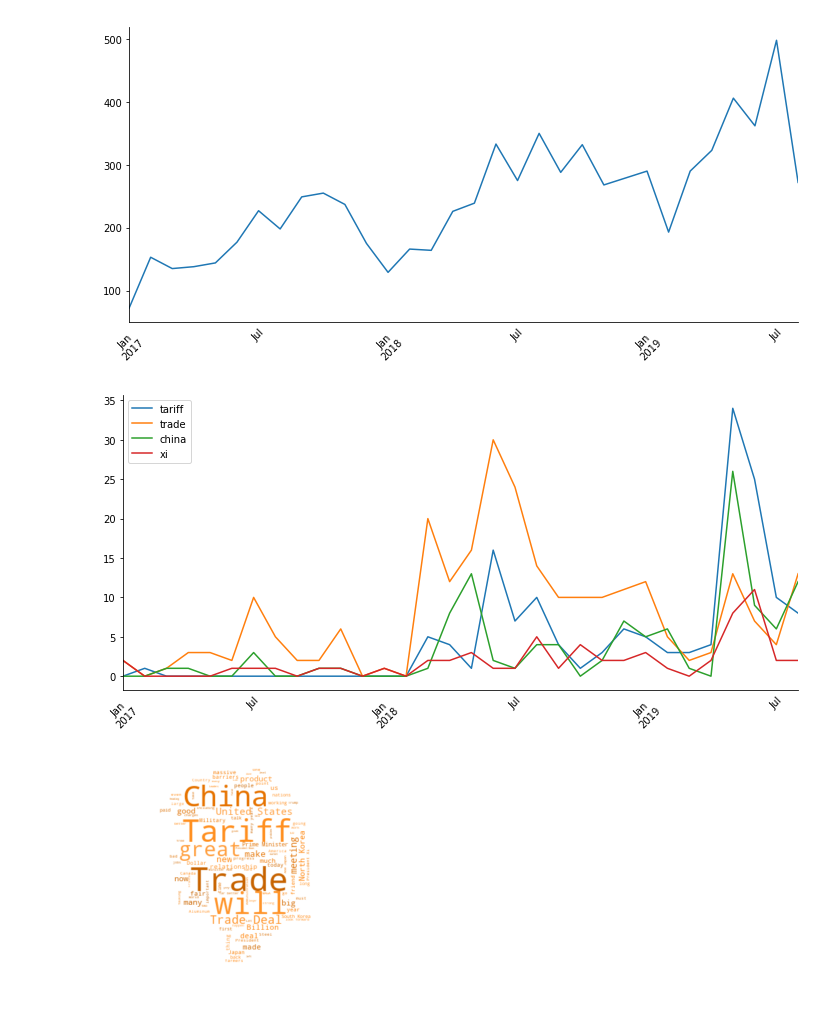
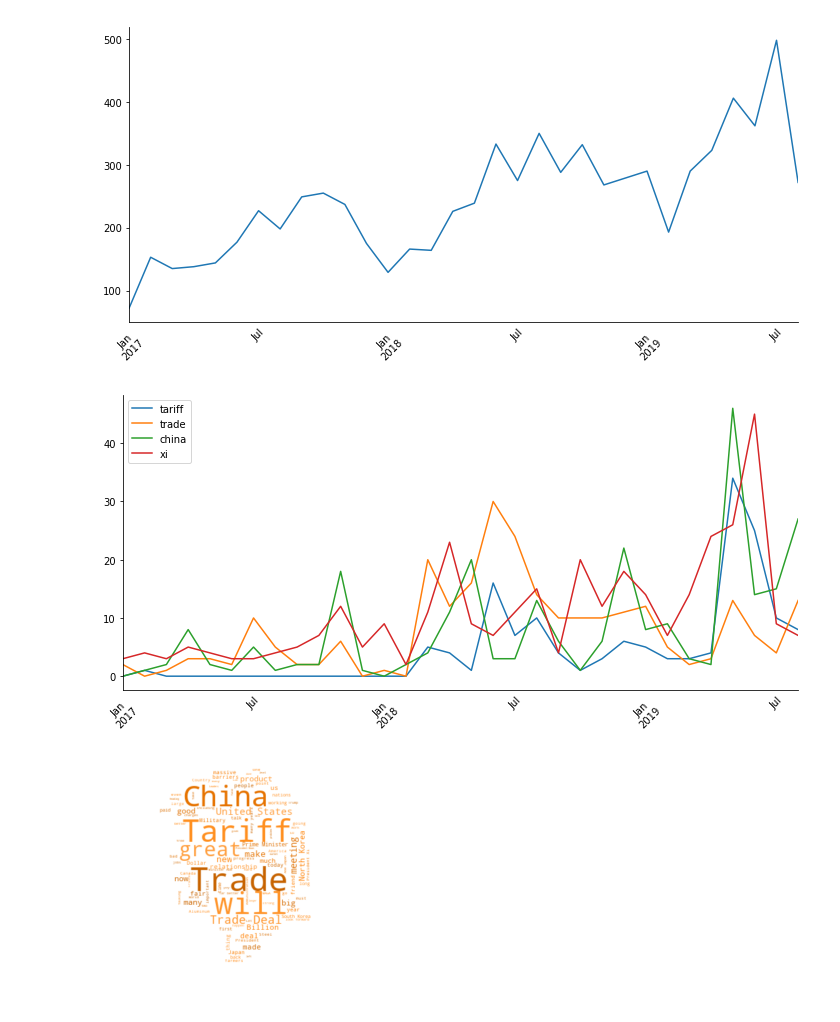
Before and after one commit to BjornCilleborg/sds2019, a Jupyter notebook: EXAM PROJECT/Exam Project.ipynb, the cells around one changed output. Saved outputs shown, nothing was run; the diff lists cells and outputs as text; code cells hidden in the pictures.

```diff
--- a/EXAM PROJECT/Exam Project.ipynb
+++ b/EXAM PROJECT/Exam Project.ipynb
@@ -130,28 +131,27 @@ plt.show()
 # %% [output]
 [figure]
 # %%
-import matplotlib.cm as cm
 results_time = {}
 keywords = ['tariff','trade','china','xi']
 ax = plt.gca()
 
 # Creating figure
 for key in keywords:
-    results_time[key] = df_filter['text'].str.contains('(?i)'+str(key)).resample('M').sum()
-    ax = df_filter['text'].str.contains('(?i)'+str(key)).resample('M').sum().plot(label=key,
+    results_time[key] = df['text'].str.contains('(?i)'+str(key)).resample('M').sum()
+    ax = df['text'].str.contains('(?i)'+str(key)).resample('M').sum().plot(label=key,
         ax=ax, figsize = (10,5), rot = 45)
 
 # Formatting
 ax.xaxis.label.set_visible(False) # remove axis label
 ax.spines['right'].set_visible(False) # remove right spine
 ax.spines['top'].set_visible(False) # remove top spine
 ax.xaxis.set_ticks_position('none') # remove ticks from axis
 plt.tight_layout() # prevents cutting off labels
 plt.legend()
 plt.savefig('keywords.png')
 plt.show()
 # %% [output]
-[figure, old version]
+[figure, new version]
 # %%
 #WORDCLOUD
 
```
Also changed, not shown: parts of 1 cell of this notebook, 1 other file.
